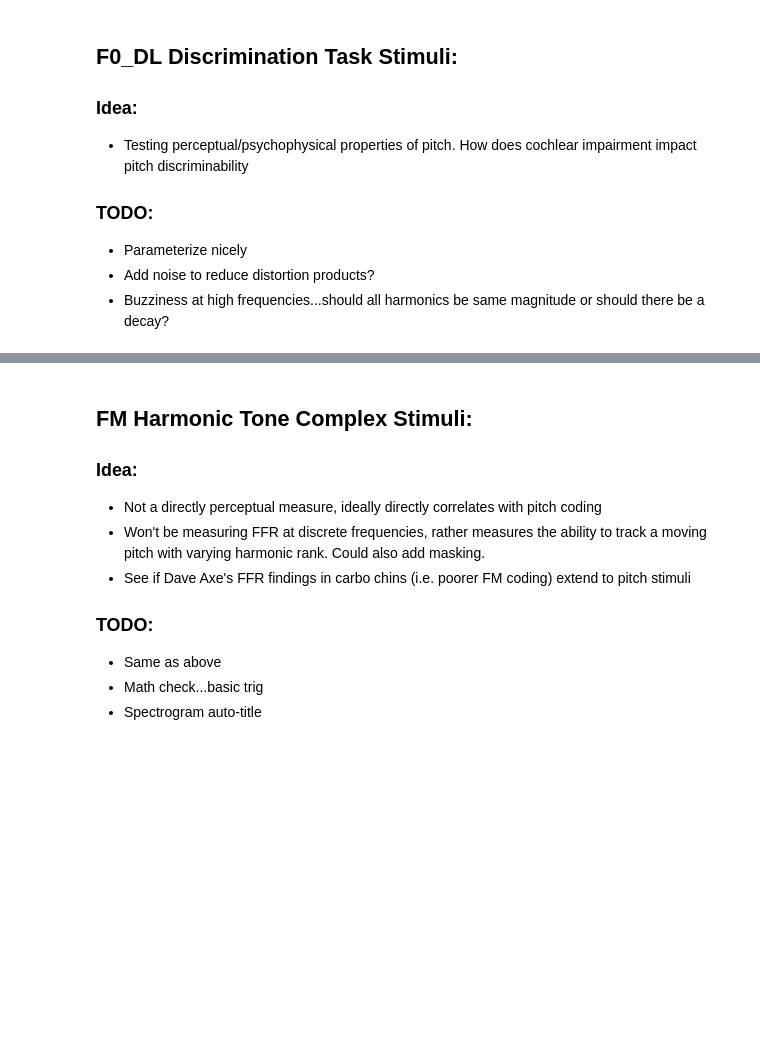
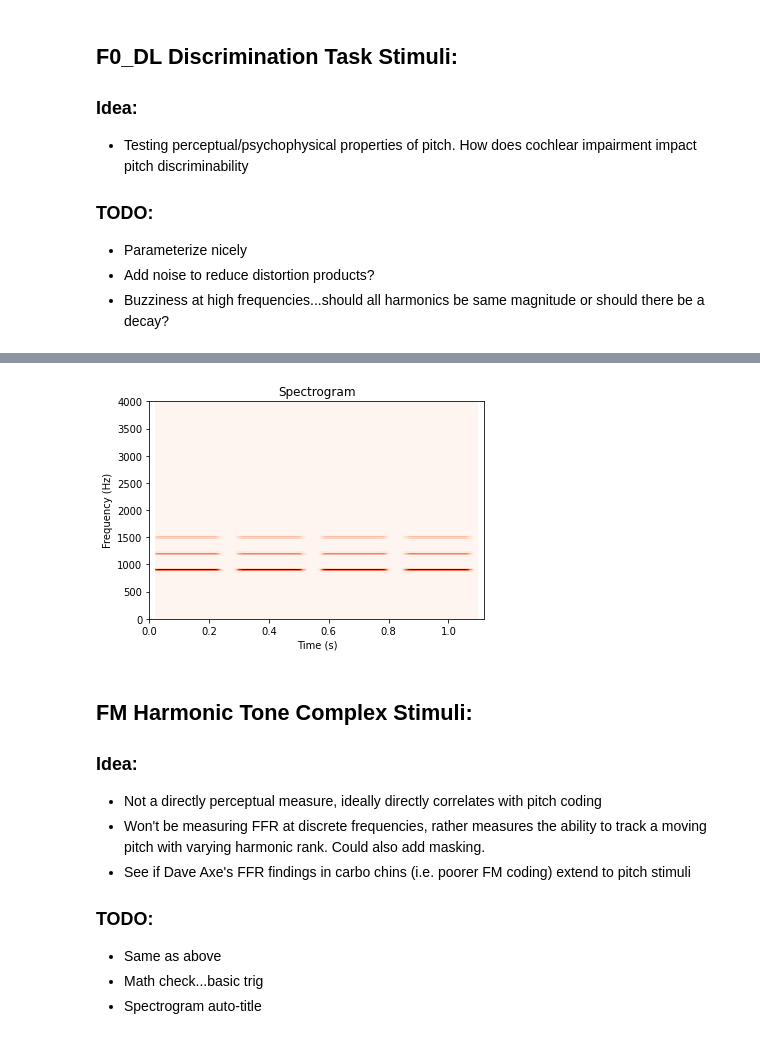
Before and after one commit to sivaprakasaman/Python_Coding_Toolbox, a Jupyter notebook: signal_processing/pitch/Pitch_Stimuli_Scratch.ipynb, the cells around one changed output, grey strips where cells are left out. Cells and saved outputs as stored; diff of their text form; code cells hidden in the pictures; blank space fills up the shorter version.

Commit message:
pushing sample stimuli

```diff
--- a/signal_processing/pitch/Pitch_Stimuli_Scratch.ipynb
+++ b/signal_processing/pitch/Pitch_Stimuli_Scratch.ipynb
@@ -149,3 +150,32 @@ sound(sig,fs,fname = 'f0_100_rank3_max5_PT_sin.wav', savefile = 1)
+# %%
+from scipy.io import savemat
+
+#Generate mat with a given pitch shift for several harmonic ranks:
+F0 = 300; #arbitrarily chosen
+shifts = np.arange(0,0.1,0.005); #set as a ratio (i.e. 1 = octave)
+ranks = np.arange(3,16,2);
+fs = 44.1e3;
+dur = .25;
+spacing = 0.03;
+tot_samps = round((dur+spacing)*4*fs);
+stim_mat = np.zeros((len(shifts), len(ranks),tot_time));
+phase = 'sin';
+
+for s in range(len(shifts)):
+     for r in range(len(ranks)):
+        tot_harm = ranks[r]+2;
+        sig, time = pitch_discrim(F0 = F0, fs = fs, spacing = spacing, dur_sec = dur, harm_rank = ranks[r], tot_harm = tot_harm, shift = shifts[s], phase = phase);
+        stim_mat[s][r] = sig;
+
+get_spect(stim_mat[0][0], fs, DR = 30, BW = 100, xlim = [0,tot_samps/fs], ylim = [0,4e3],
+          colormap = 'Reds');
+
+mat_out = {"Stimuli": stim_mat, "Shifts": shifts, "Ranks": ranks, "SampleRate": fs};
+
+file_out = 'F0_' + str(F0) + '_' + phase + '.mat';
+savemat(file_out,mat_out)
+# %% [output]
+[figure, added]
 # %% [markdown]
 ## FM Harmonic Tone Complex Stimuli:
 ### Idea:
```
Also changed, not shown: parts of 3 cells of this notebook, 11 other files.
